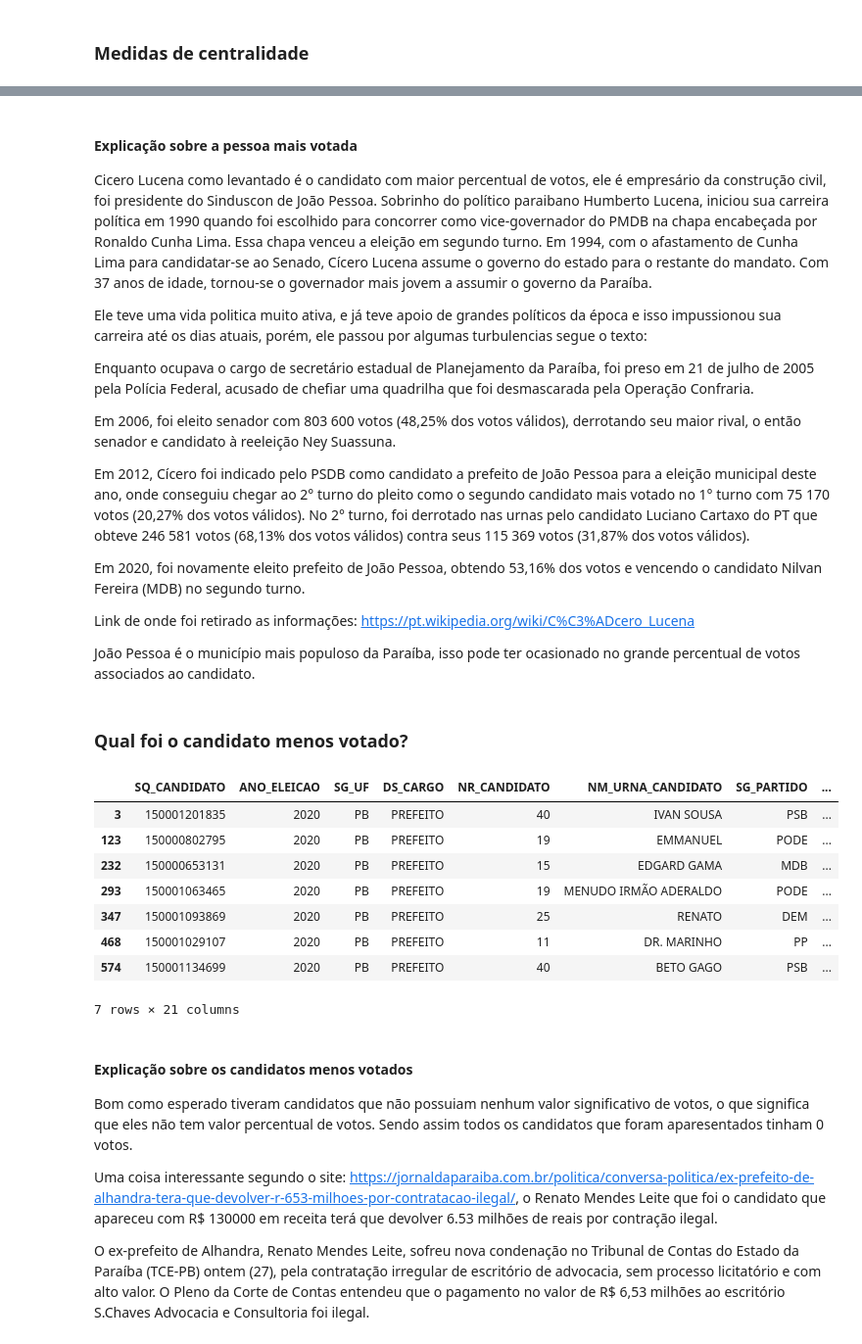
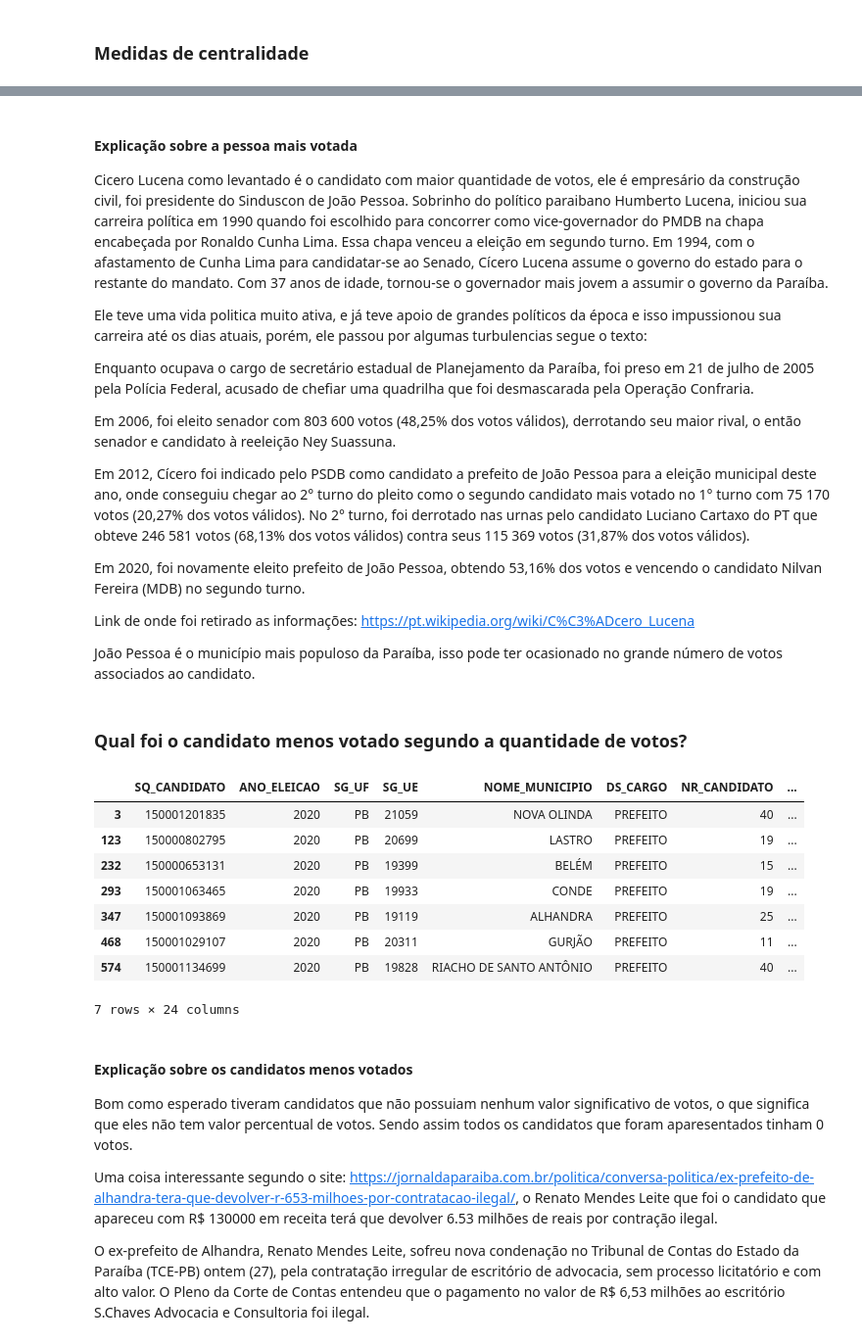
Before and after one commit to Kawhan/final_data_project, a Jupyter notebook: relatorio.ipynb, the cells around one changed output, grey strips where cells are left out. Shown: that part at 98% size. Drawn from its saved outputs; the diff is of its cells as text; code cells hidden in the pictures.

```diff
--- a/relatorio.ipynb
+++ b/relatorio.ipynb
@@ -153,7 +170,7 @@ eleicao[percentual == most_popular]
 # %% [markdown]
 #### Explicação sobre a pessoa mais votada
 
-Cicero Lucena como levantado é o candidato com maior percentual de votos, ele é empresário da construção civil, foi presidente do Sinduscon de João Pessoa. Sobrinho do político paraibano Humberto Lucena, iniciou sua carreira política em 1990 quando foi escolhido para concorrer como vice-governador do PMDB na chapa encabeçada por Ronaldo Cunha Lima. Essa chapa venceu a eleição em segundo turno. Em 1994, com o afastamento de Cunha Lima para candidatar-se ao Senado, Cícero Lucena assume o governo do estado para o restante do mandato. Com 37 anos de idade, tornou-se o governador mais jovem a assumir o governo da Paraíba.
+Cicero Lucena como levantado é o candidato com maior quantidade de votos, ele é empresário da construção civil, foi presidente do Sinduscon de João Pessoa. Sobrinho do político paraibano Humberto Lucena, iniciou sua carreira política em 1990 quando foi escolhido para concorrer como vice-governador do PMDB na chapa encabeçada por Ronaldo Cunha Lima. Essa chapa venceu a eleição em segundo turno. Em 1994, com o afastamento de Cunha Lima para candidatar-se ao Senado, Cícero Lucena assume o governo do estado para o restante do mandato. Com 37 anos de idade, tornou-se o governador mais jovem a assumir o governo da Paraíba.
 
 Ele teve uma vida politica muito ativa, e já teve apoio de grandes políticos da época e isso impussionou sua carreira até os dias atuais, porém, ele passou por algumas turbulencias segue o texto:
 
@@ -167,22 +184,24 @@ Em 2020, foi novamente eleito prefeito de João Pessoa, obtendo 53,16% dos votos
 
 Link de onde foi retirado as informações: https://pt.wikipedia.org/wiki/C%C3%ADcero_Lucena
 
-João Pessoa é o município mais populoso da Paraíba, isso pode ter ocasionado no grande percentual de votos associados ao candidato.
+João Pessoa é o município mais populoso da Paraíba, isso pode ter ocasionado no grande número de votos associados ao candidato.
 # %% [markdown]
-### Qual foi o candidato menos votado?
+### Qual foi o candidato menos votado segundo a quantidade de votos?
-# %%
-less_popular = percentual.min()
-eleicao[percentual == less_popular]
-# %% [output]
-|  | SQ_CANDIDATO | ANO_ELEICAO | SG_UF | DS_CARGO | NR_CANDIDATO | NM_URNA_CANDIDATO | SG_PARTIDO | ... |
-| 3 | 150001201835 | 2020 | PB | PREFEITO | 40 | IVAN SOUSA | PSB | ... |
-| 123 | 150000802795 | 2020 | PB | PREFEITO | 19 | EMMANUEL | PODE | ... |
-| 232 | 150000653131 | 2020 | PB | PREFEITO | 15 | EDGARD GAMA | MDB | ... |
-| 293 | 150001063465 | 2020 | PB | PREFEITO | 19 | MENUDO IRMÃO ADERALDO | PODE | ... |
-| 347 | 150001093869 | 2020 | PB | PREFEITO | 25 | RENATO | DEM | ... |
-| 468 | 150001029107 | 2020 | PB | PREFEITO | 11 | DR. MARINHO | PP | ... |
-| 574 | 150001134699 | 2020 | PB | PREFEITO | 40 | BETO GAGO | PSB | ... |
-7 rows × 21 columns
+# %%
+maxqt_votos = eleicao['QT_VOTOS'].min()
+candidatos_menos_votados = eleicao[eleicao['QT_VOTOS'] == maxqt_votos]
+
+candidatos_menos_votados
+# %% [output]
+|  | SQ_CANDIDATO | ANO_ELEICAO | SG_UF | SG_UE | NOME_MUNICIPIO | DS_CARGO | NR_CANDIDATO | ... |
+| 3 | 150001201835 | 2020 | PB | 21059 | NOVA OLINDA | PREFEITO | 40 | ... |
+| 123 | 150000802795 | 2020 | PB | 20699 | LASTRO | PREFEITO | 19 | ... |
+| 232 | 150000653131 | 2020 | PB | 19399 | BELÉM | PREFEITO | 15 | ... |
+| 293 | 150001063465 | 2020 | PB | 19933 | CONDE | PREFEITO | 19 | ... |
+| 347 | 150001093869 | 2020 | PB | 19119 | ALHANDRA | PREFEITO | 25 | ... |
+| 468 | 150001029107 | 2020 | PB | 20311 | GURJÃO | PREFEITO | 11 | ... |
+| 574 | 150001134699 | 2020 | PB | 19828 | RIACHO DE SANTO ANTÔNIO | PREFEITO | 40 | ... |
+7 rows × 24 columns
 # %% [markdown]
 #### Explicação sobre os candidatos menos votados
 
```
Also changed, not shown: parts of 18 cells of this notebook, 3 other files.
